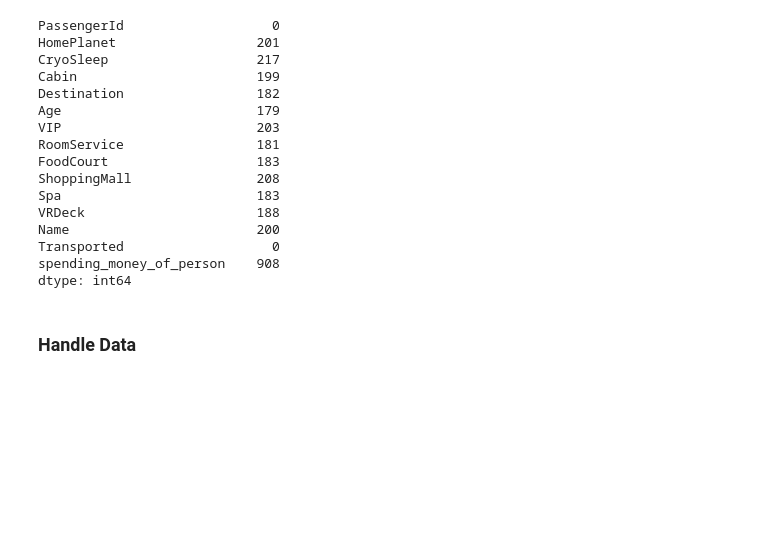
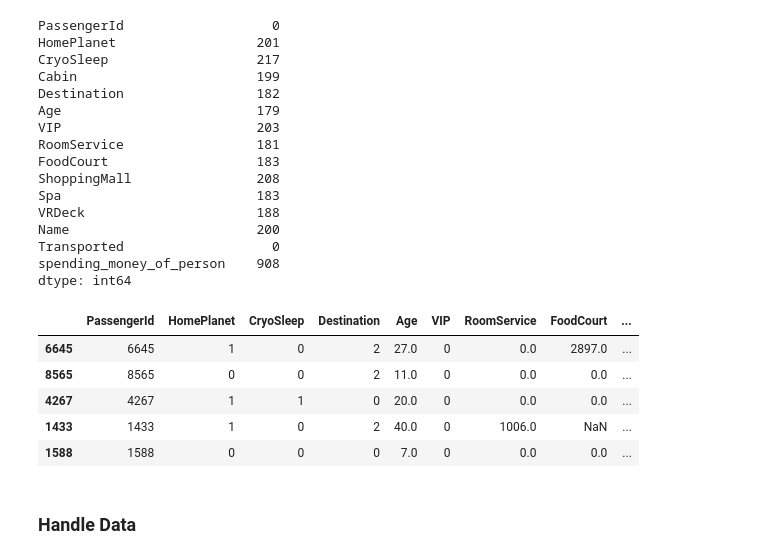
Before and after one commit to denotevn/Spaceship_titanic_competiton, a Jupyter notebook: finished_model.ipynb, the cells around one changed output. Cells and saved outputs as stored; diff of their text form; code cells hidden in the pictures; blank space fills up the shorter version.

```diff
--- a/finished_model.ipynb
+++ b/finished_model.ipynb
@@ -154,3 +147,14 @@ def deck_side_encode(data):
+# %%
+train_ok = deck_side_encode(train_titanic)
+train_ok = encode_labels(train_ok)
+train_ok.head()
+# %% [output]
+|  | PassengerId | HomePlanet | CryoSleep | Destination | Age | VIP | RoomService | FoodCourt | ... |
+| 6645 | 6645 | 1 | 0 | 2 | 27.0 | 0 | 0.0 | 2897.0 | ... |
+| 8565 | 8565 | 0 | 0 | 2 | 11.0 | 0 | 0.0 | 0.0 | ... |
+| 4267 | 4267 | 1 | 1 | 0 | 20.0 | 0 | 0.0 | 0.0 | ... |
+| 1433 | 1433 | 1 | 0 | 2 | 40.0 | 0 | 1006.0 | NaN | ... |
+| 1588 | 1588 | 0 | 0 | 0 | 7.0 | 0 | 0.0 | 0.0 | ... |
 # %%
 attribs_num = ["Age","RoomService","FoodCourt","ShoppingMall","Spa","VRDeck","spending_money_of_person"]
 attribs_cat = ["HomePlanet", "Destination", "Cabin"]
```
Also changed, not shown: parts of 31 cells of this notebook, 3 other files.
